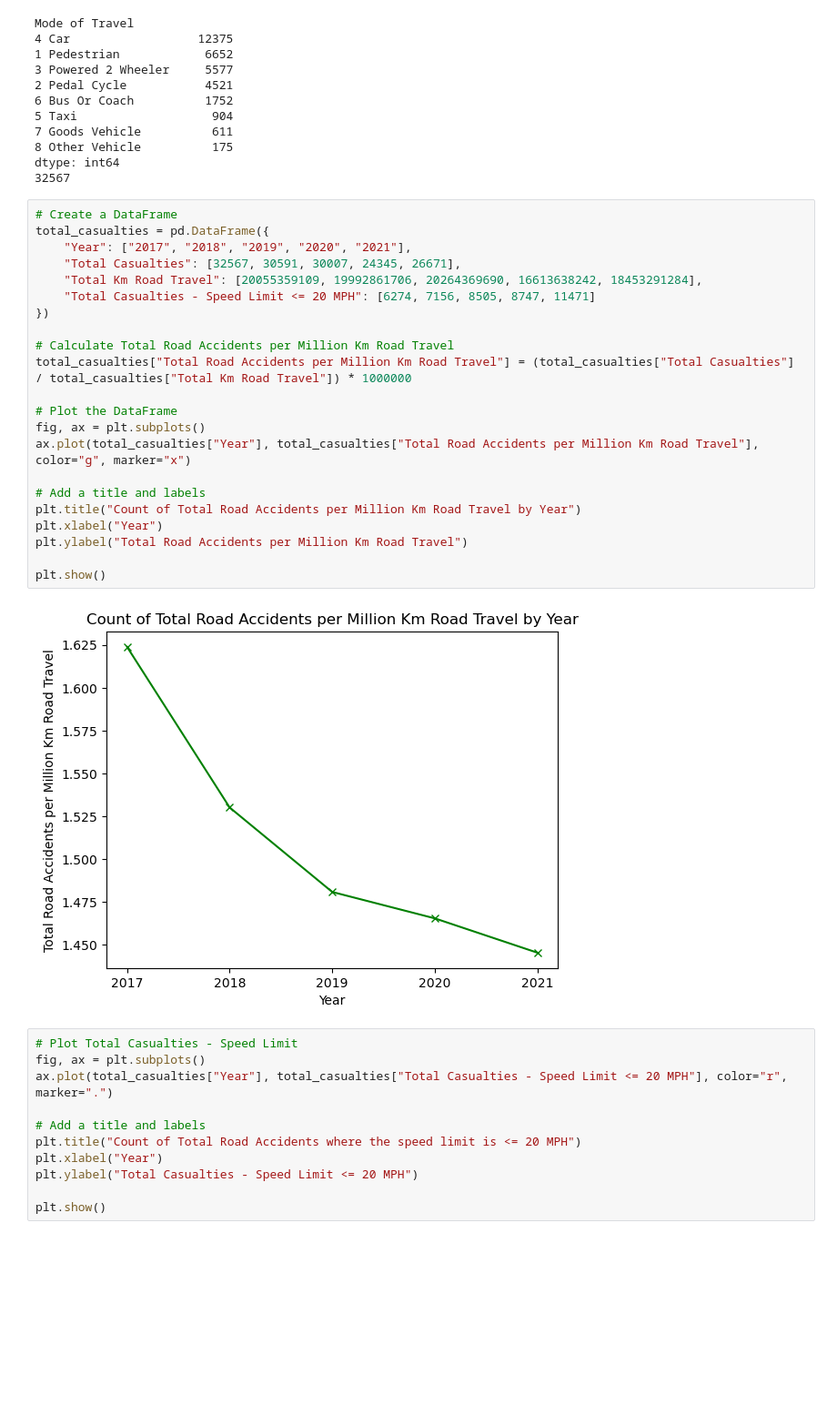
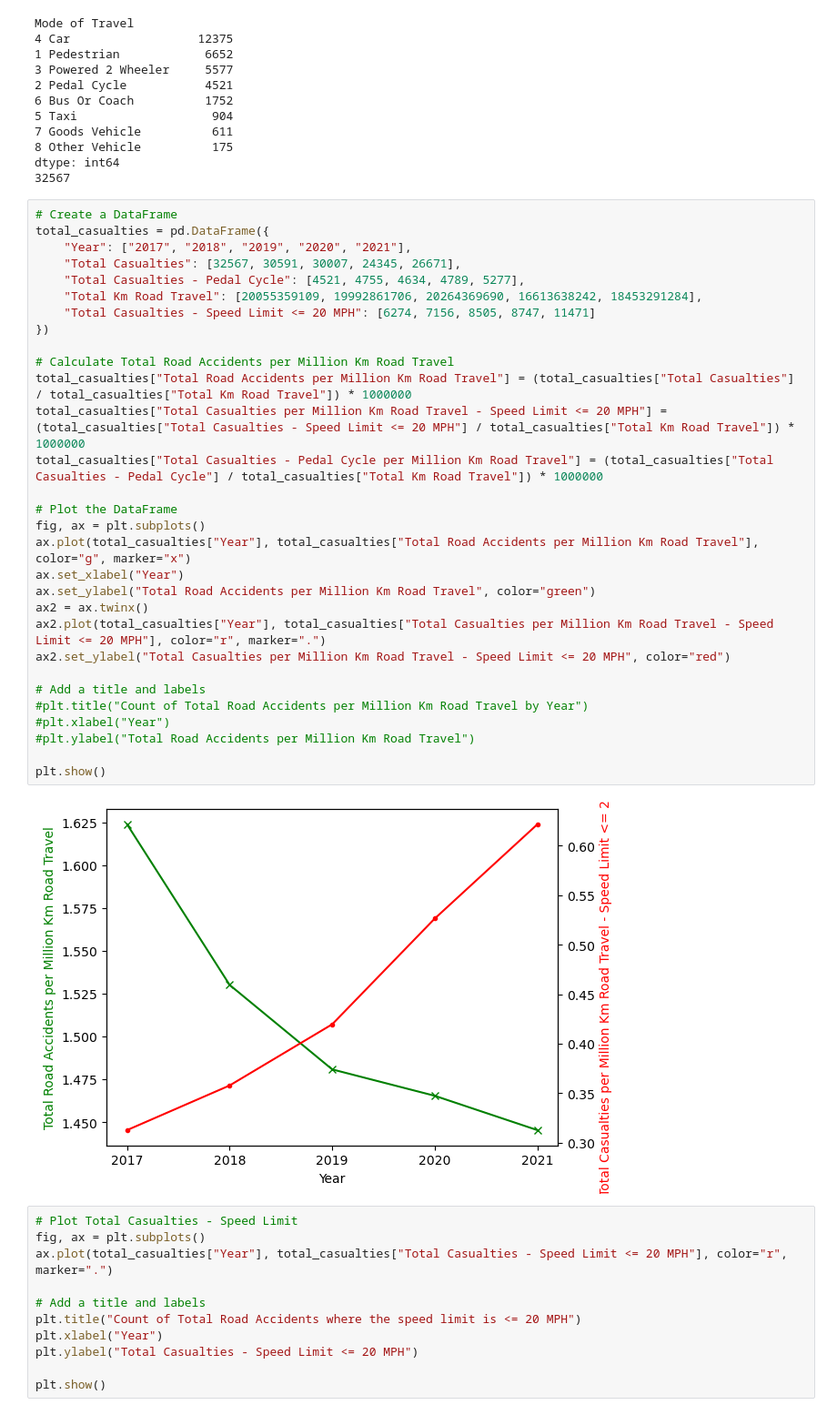
Before and after one commit to sokimura39/CUSP_Data_Dive, a Jupyter notebook: casualties_temporal_analysis.ipynb, the cells around one changed output. Shown at 91% size. Saved outputs shown, nothing was run; the diff lists cells and outputs as text; blank space fills up the shorter version.

```diff
--- a/casualties_temporal_analysis.ipynb
+++ b/casualties_temporal_analysis.ipynb
@@ -215,27 +215,35 @@ dtype: int64
 # %%
 # Create a DataFrame
 total_casualties = pd.DataFrame({
     "Year": ["2017", "2018", "2019", "2020", "2021"],
     "Total Casualties": [32567, 30591, 30007, 24345, 26671],
+    "Total Casualties - Pedal Cycle": [4521, 4755, 4634, 4789, 5277],
     "Total Km Road Travel": [20055359109, 19992861706, 20264369690, 16613638242, 18453291284],
     "Total Casualties - Speed Limit <= 20 MPH": [6274, 7156, 8505, 8747, 11471]
 })
 
 # Calculate Total Road Accidents per Million Km Road Travel
 total_casualties["Total Road Accidents per Million Km Road Travel"] = (total_casualties["Total Casualties"] / total_casualties["Total Km Road Travel"]) * 1000000
+total_casualties["Total Casualties per Million Km Road Travel - Speed Limit <= 20 MPH"] = (total_casualties["Total Casualties - Speed Limit <= 20 MPH"] / total_casualties["Total Km Road Travel"]) * 1000000
+total_casualties["Total Casualties - Pedal Cycle per Million Km Road Travel"] = (total_casualties["Total Casualties - Pedal Cycle"] / total_casualties["Total Km Road Travel"]) * 1000000
 
 # Plot the DataFrame
 fig, ax = plt.subplots()
 ax.plot(total_casualties["Year"], total_casualties["Total Road Accidents per Million Km Road Travel"], color="g", marker="x")
+ax.set_xlabel("Year")
+ax.set_ylabel("Total Road Accidents per Million Km Road Travel", color="green")
+ax2 = ax.twinx()
+ax2.plot(total_casualties["Year"], total_casualties["Total Casualties per Million Km Road Travel - Speed Limit <= 20 MPH"], color="r", marker=".")
+ax2.set_ylabel("Total Casualties per Million Km Road Travel - Speed Limit <= 20 MPH", color="red")
 
 # Add a title and labels
-plt.title("Count of Total Road Accidents per Million Km Road Travel by Year")
-plt.xlabel("Year")
-plt.ylabel("Total Road Accidents per Million Km Road Travel")
+#plt.title("Count of Total Road Accidents per Million Km Road Travel by Year")
+#plt.xlabel("Year")
+#plt.ylabel("Total Road Accidents per Million Km Road Travel")
 
 plt.show()
 # %% [output]
-[figure, old version]
+[figure, new version]
 # %%
 # Plot Total Casualties - Speed Limit
 fig, ax = plt.subplots()
```
Also changed, not shown: parts of 1 cell of this notebook.
